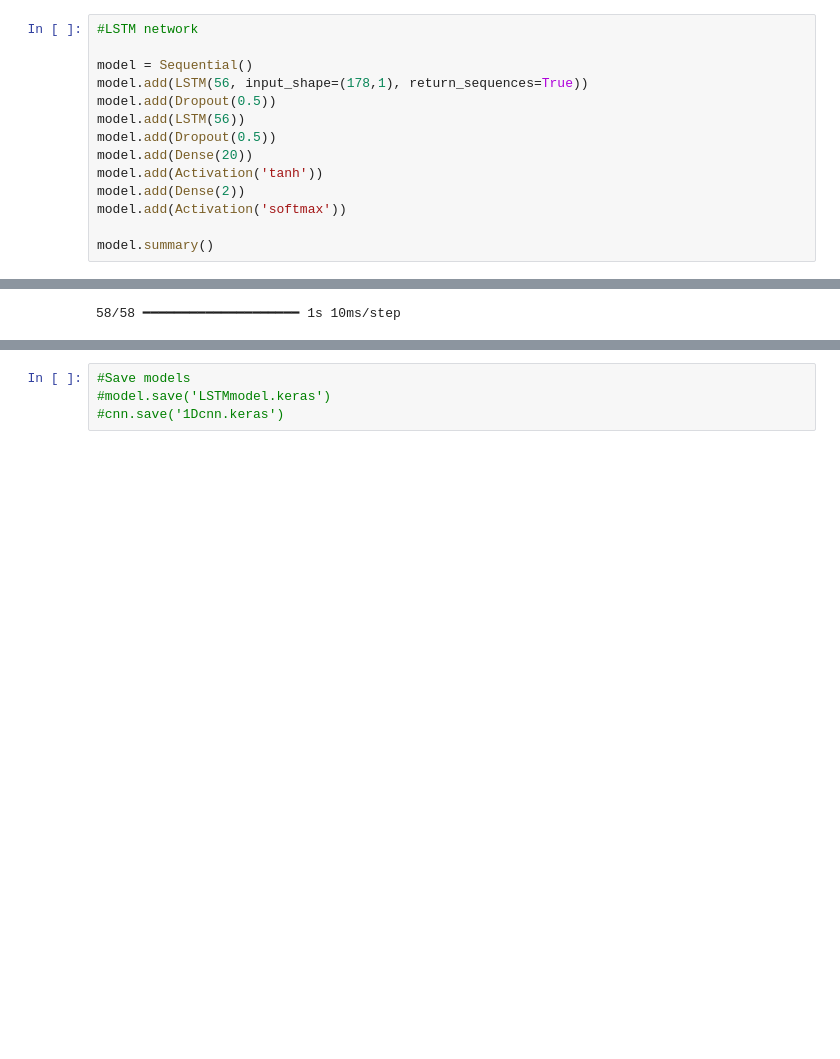
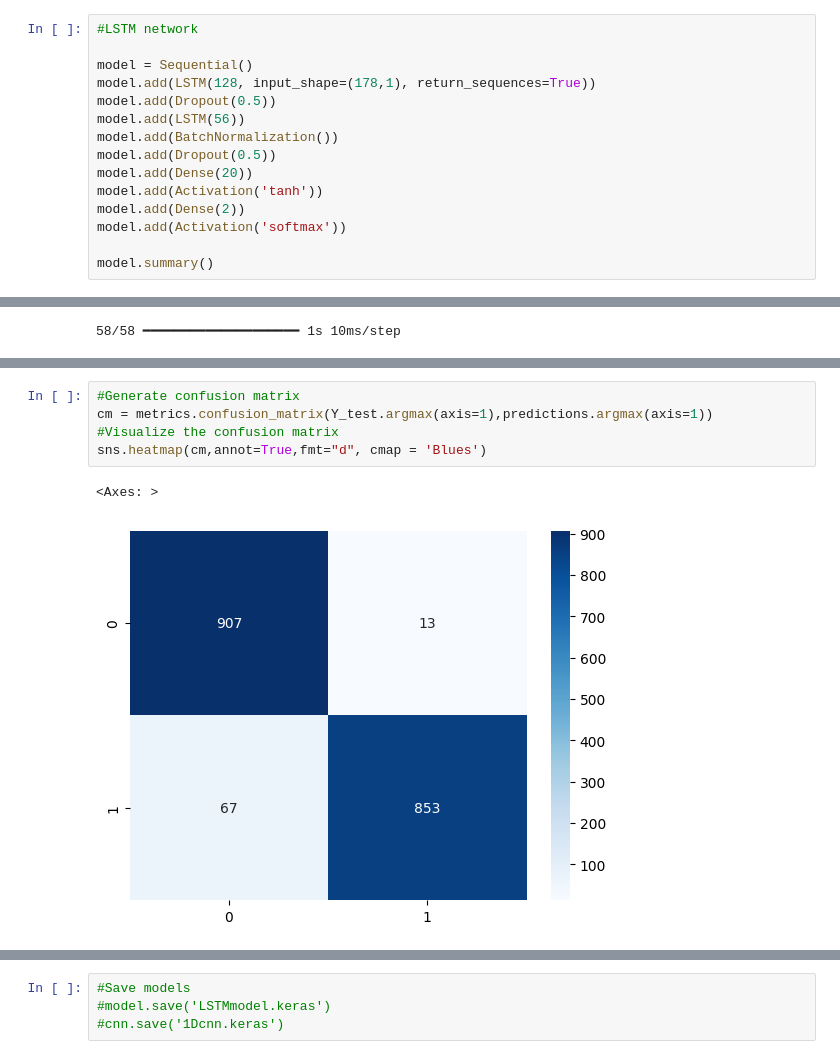
Before and after one commit to rantrek/Epileptic-Seizure-Detection---EEG, a Jupyter notebook: PredictESDeepML.ipynb, the cells around one changed output, grey strips where cells are left out. Drawn from its saved outputs; the diff is of its cells as text; blank space fills up the shorter version.

```diff
--- a/PredictESDeepML.ipynb
+++ b/PredictESDeepML.ipynb
@@ -157,9 +155,10 @@ Deep Learning Models
 #LSTM network
 
 model = Sequential()
-model.add(LSTM(56, input_shape=(178,1), return_sequences=True))
+model.add(LSTM(128, input_shape=(178,1), return_sequences=True))
 model.add(Dropout(0.5))
 model.add(LSTM(56))
+model.add(BatchNormalization())
 model.add(Dropout(0.5))
 model.add(Dense(20))
 model.add(Activation('tanh'))
@@ -244,3 +241,11 @@ Test Accuracy: 97.01%
+# %%
+#Generate confusion matrix
+cm = metrics.confusion_matrix(Y_test.argmax(axis=1),predictions.argmax(axis=1))
+#Visualize the confusion matrix
+sns.heatmap(cm,annot=True,fmt="d", cmap = 'Blues')
+# %% [output]
+<Axes: >
+[figure, added]
 # %%
 #1D Convolution Neural Network
 
```
Also changed, not shown: parts of 12 cells of this notebook.
